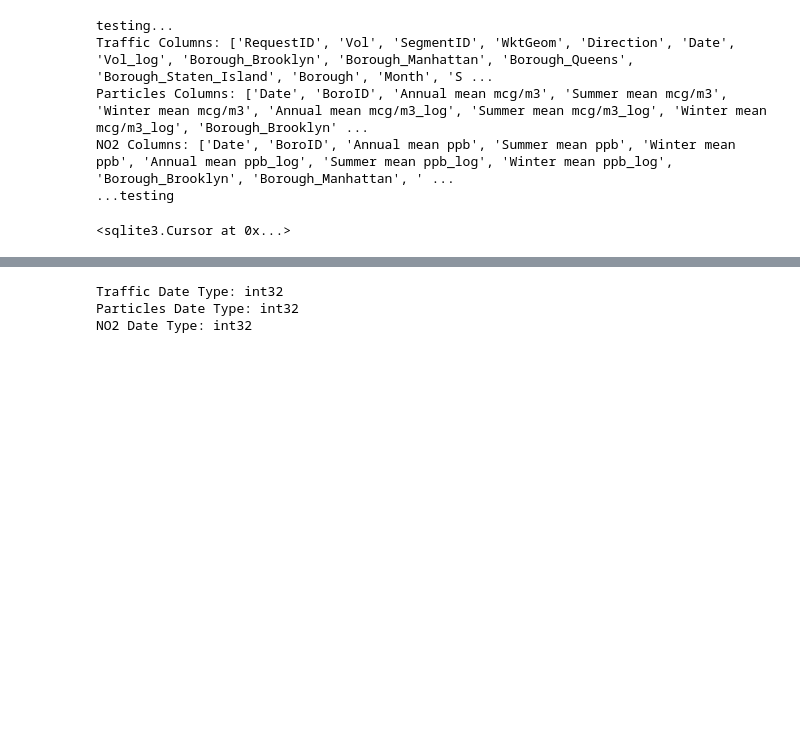
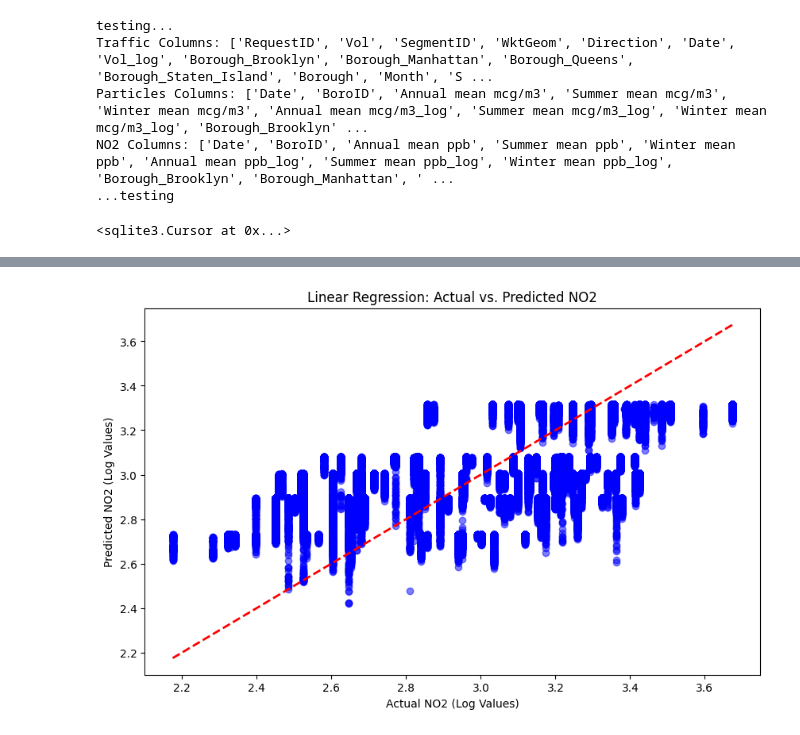
Before and after one commit to PonceEvelin/CS210_FinalProject, a Jupyter notebook: 02_analysis_and_modeling.ipynb, the cells around one changed output, grey strips where cells are left out. Drawn from its saved outputs; the diff is of its cells as text; code cells hidden in the pictures; blank space fills up the shorter version.

Commit message:
updated the SQL and made the linear regression models + its metrics + its visualization

```diff
--- a/02_analysis_and_modeling.ipynb
+++ b/02_analysis_and_modeling.ipynb
@@ -183,8 +192,10 @@ check_df.head()
 # %%
-print("Traffic Date Type:", df_traffic['Date'].dtype)
-print("Particles Date Type:", df_particles['Date'].dtype)
-print("NO2 Date Type:", df_no2['Date'].dtype)
+# query for linear regression
+query = "SELECT * FROM master_data"
+df_main=pd.read_sql(query, conn)
+# print(df_main.head())
+# print(df_main.info())
+conn.close()
-# %% [output]
-Traffic Date Type: int32
-Particles Date Type: int32
-NO2 Date Type: int32
+# %%
+
+df_main=df_main.sort_values(by=['Borough', 'Year', 'Season'])
@@ -190,0 +205,13 @@ NO2 Date Type: int32
+# %%
+#no2 model 1
+features_no2 = [
+    'Traffic_Volume', 'Borough_Manhattan', 'Borough_Brooklyn', 'Borough_Queens', 'Borough_Staten_Island',
+]
+X_no2 = df_main[features_no2]
+y_no2 = df_main['NO2_Log']
+
+X_train_no2, X_test_no2, y_train_no2, y_test_no2 = train_test_split(X_no2, y_no2, test_size=0.2, random_state=42)
+
+model_no2 = LinearRegression()
+model_no2.fit(X_train_no2, y_train_no2)
+y_pred_no2 = model_no2.predict(X_test_no2)
@@ -190,0 +232,15 @@ NO2 Date Type: int32
+# %%
+#show linear regression no2
+import matplotlib.pyplot as plt
+
+plt.figure(figsize=(10, 6))
+plt.scatter(y_test_no2, y_pred_no2, alpha=0.5, color='blue')
+
+plt.plot([y_test_no2.min(), y_test_no2.max()], [y_test_no2.min(), y_test_no2.max()], 'r--', lw=2)
+
+plt.xlabel('Actual NO2 (Log Values)')
+plt.ylabel('Predicted NO2 (Log Values)')
+plt.title('Linear Regression: Actual vs. Predicted NO2')
+plt.show()
+# %% [output]
+[figure, added]
```
Also changed, not shown: parts of 6 cells of this notebook.
